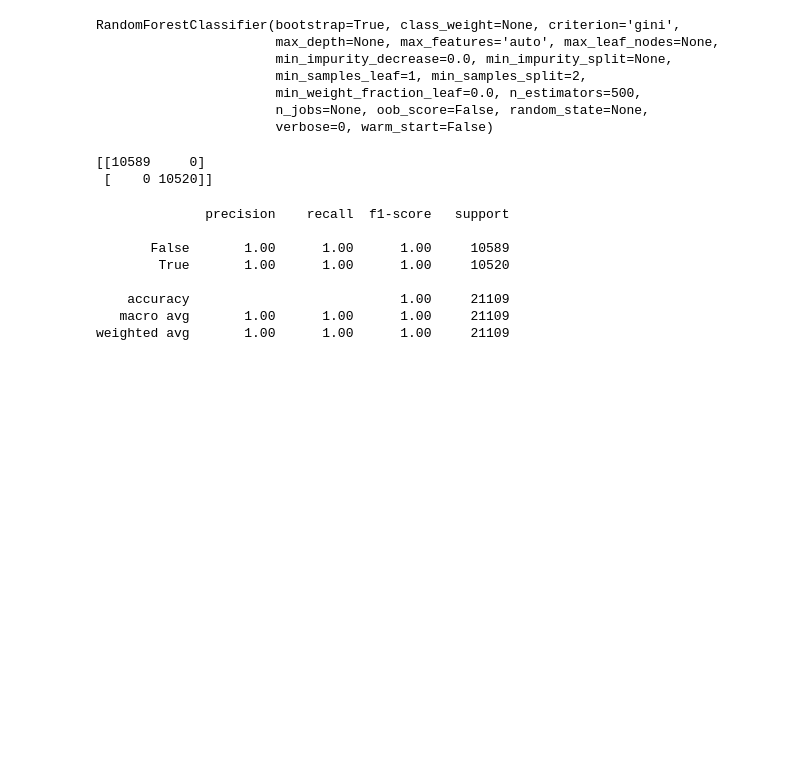
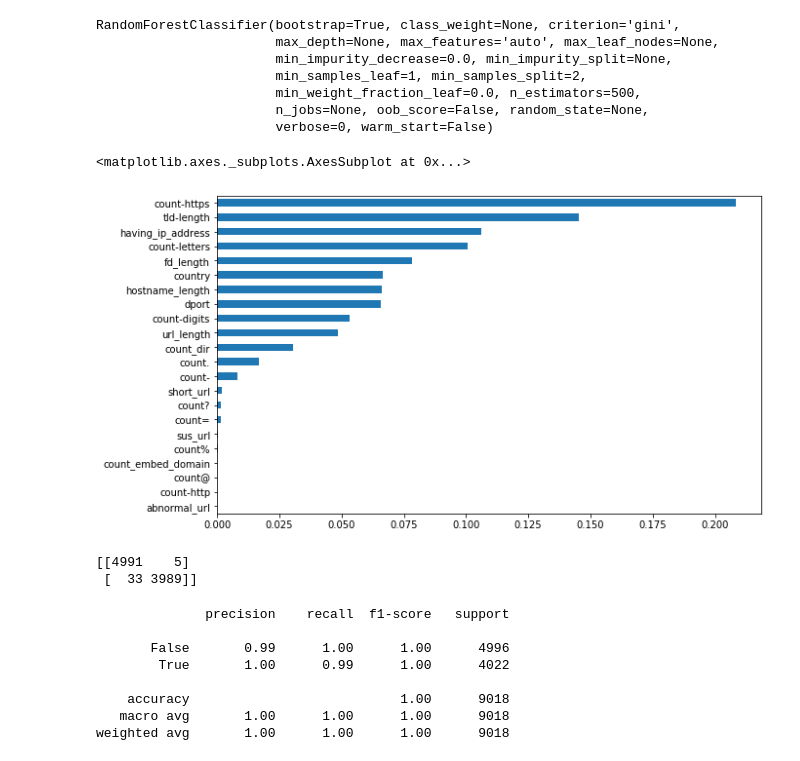
Before and after one commit to danielopezalamo/tma_project, a Jupyter notebook: model/RandomForest.ipynb, the cells around one changed output. Drawn from its saved outputs; the diff is of its cells as text; code cells hidden in the pictures; blank space fills up the shorter version.

```diff
--- a/model/RandomForest.ipynb
+++ b/model/RandomForest.ipynb
@@ -9,4 +9,4 @@ from sklearn.ensemble import RandomForestClassifier
 from sklearn.metrics import classification_report,confusion_matrix
 %matplotlib inline
 # %%
-info_csv = pd.read_csv('../data/complete_transformed_CSV.csv')
+info_csv = pd.read_csv('../data/complete_transformed_try.csv')
@@ -14,7 +24,7 @@ info_csv = pd.read_csv('../data/complete_transformed_CSV.csv')
 y = info_csv['malicious']
 X = info_csv.drop('malicious', axis=1)
 # %%
-X_train, X_test, y_train, y_test = train_test_split(X, y, test_size=0.30)
+X_train, X_test, y_train, y_test = train_test_split(X, y, test_size=0.50)
 # %%
 rfc = RandomForestClassifier(n_estimators=500)
 rfc.fit(X_train, y_train)
@@ -26,21 +36,27 @@ RandomForestClassifier(bootstrap=True, class_weight=None, criterion='gini',
                        min_weight_fraction_leaf=0.0, n_estimators=500,
                        n_jobs=None, oob_score=False, random_state=None,
                        verbose=0, warm_start=False)
+# %%
+feat_importances = pd.Series(rfc.feature_importances_, index=X_train.columns)
+feat_importances.sort_values().plot(kind="barh",figsize=(10, 6))
+# %% [output]
+<matplotlib.axes._subplots.AxesSubplot at 0x...>
+[figure, added]
 # %%
 rfc_pred = rfc.predict(X_test)
 # %%
 print(confusion_matrix(y_test,rfc_pred))
 # %% [output]
-[[10589     0]
- [    0 10520]]
+[[4991    5]
+ [  33 3989]]
 # %%
 print(classification_report(y_test,rfc_pred))
 # %% [output]
               precision    recall  f1-score   support
 
-       False       1.00      1.00      1.00     10589
-        True       1.00      1.00      1.00     10520
+       False       0.99      1.00      1.00      4996
+        True       1.00      0.99      1.00      4022
 
-    accuracy                           1.00     21109
-   macro avg       1.00      1.00      1.00     21109
-weighted avg       1.00      1.00      1.00     21109
+    accuracy                           1.00      9018
+   macro avg       1.00      1.00      1.00      9018
+weighted avg       1.00      1.00      1.00      9018
```
Also changed, not shown: parts of 1 cell of this notebook, 3 other files.
